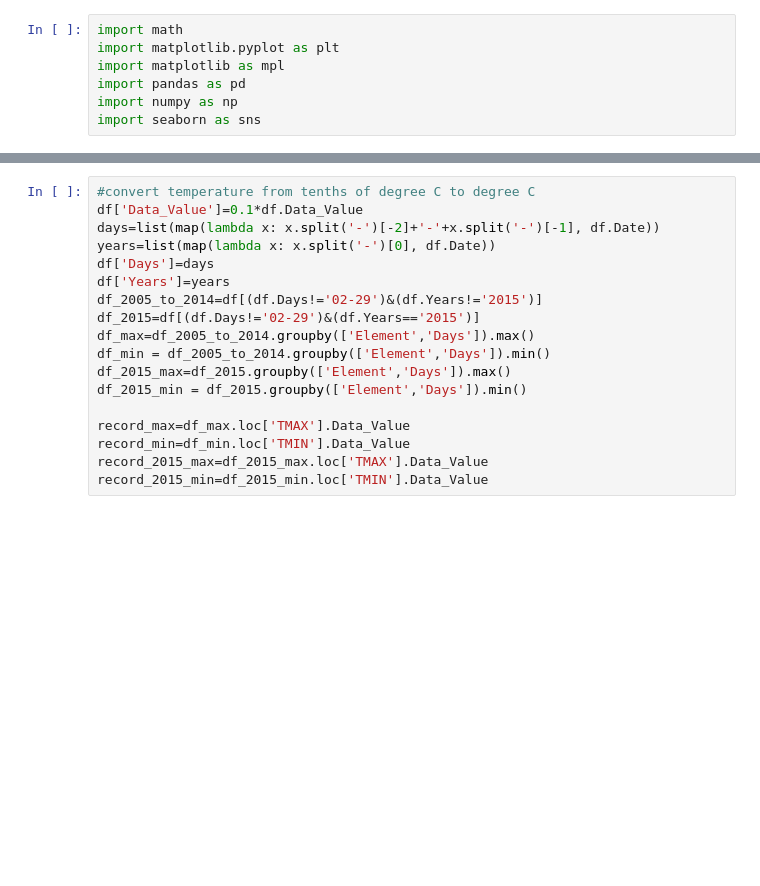
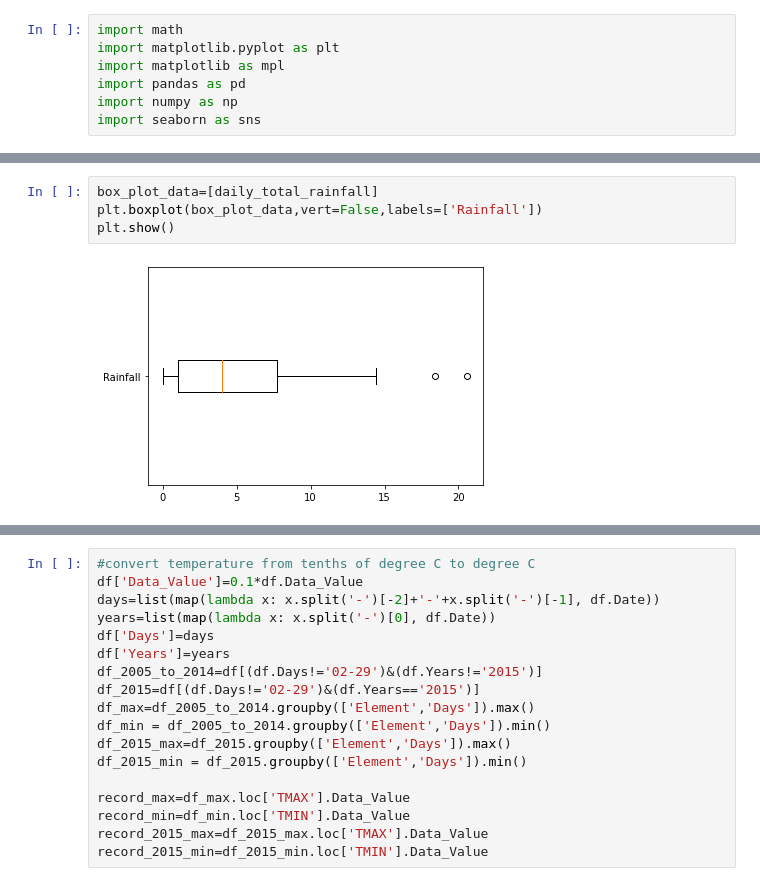
Before and after one commit to junwei567/coding_notes, a Jupyter notebook: Matplotlib/LearnMatplotlib.ipynb, the cells around one changed output, grey strips where cells are left out. Cells and saved outputs as stored; diff of their text form; blank space fills up the shorter version.

```diff
--- a/Matplotlib/LearnMatplotlib.ipynb
+++ b/Matplotlib/LearnMatplotlib.ipynb
@@ -24,0 +65,6 @@ df.head()
+# %%
+box_plot_data=[daily_total_rainfall]
+plt.boxplot(box_plot_data,vert=False,labels=['Rainfall'])
+plt.show()
+# %% [output]
+[figure, added]
```
Also changed, not shown: parts of 4 cells of this notebook.
